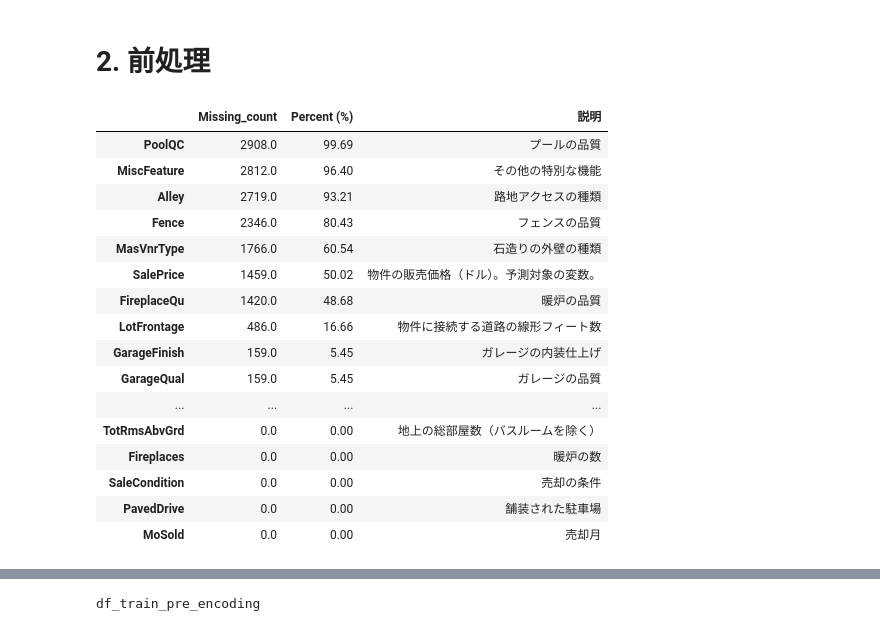
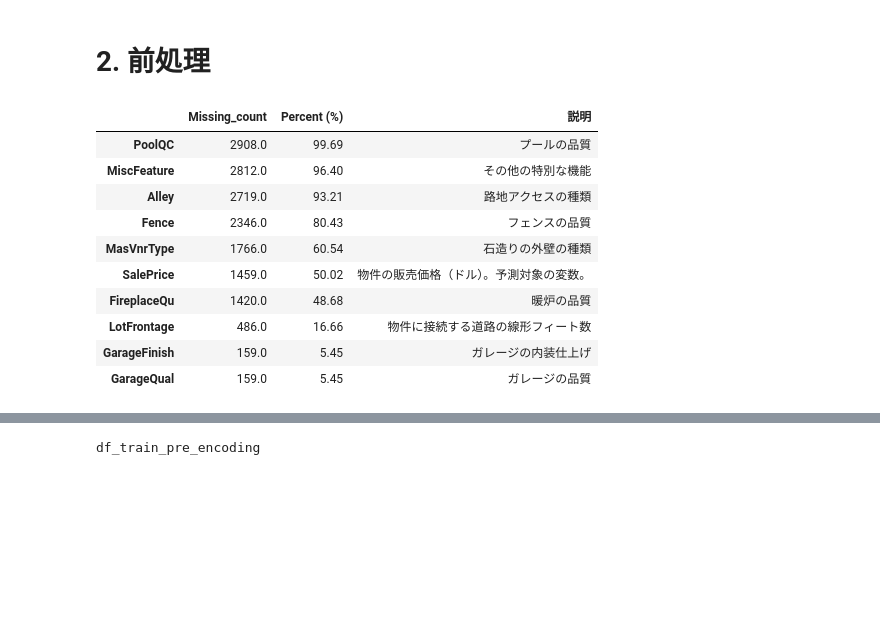
Before and after one commit to T0bbuT/kaggle_house_price, a Jupyter notebook: re-analysis.ipynb, the cells around one changed output, grey strips where cells are left out. Drawn from its saved outputs; the diff is of its cells as text; code cells hidden in the pictures; blank space fills up the shorter version.

```diff
--- a/re-analysis.ipynb
+++ b/re-analysis.ipynb
@@ -205,42 +210,34 @@ fig.show()
 df_all_data = pd.concat([df_train, df_test])
 
 df_missing_values_count = df_all_data.isna().sum()
 df_missing_values_table = pd.DataFrame(
     {
         "Missing_count": df_missing_values_count,
         "Percent (%)": round(df_missing_values_count / len(df_all_data) * 100, 2)
     }
 ).sort_values("Missing_count", ascending=False)
 
-# chatGPTに作ってもらった各特徴量の説明をまとめたcsvを読み込む
-df_data_description = pd.read_csv(
-    "data_description/data_descripsion_simple_jp.csv", index_col=0
-)
-# 各特徴量の欠損値に関する表と、各特徴量の説明に関する表を結合
+# chatGPTに作ってもらった各特徴量の説明をまとめたcsvを読み込み、欠損値に関する表と結合
+df_data_description = pd.read_csv("data_description/data_descripsion_simple_jp.csv", index_col=0)
 df_missing_value_description = pd.concat([df_missing_values_table, df_data_description], axis=1)
+
 # csvに出力。これとydata_profilingのレポートを眺めながら各欠損値をどう処理するか考える。
 if not os.path.exists("missing_value"):
     os.makedirs("missing_value")
 df_missing_value_description.to_csv(
     "missing_value/missing_value_processing.csv", encoding="utf-8_sig"
 )
 
-display(df_missing_value_description.head(40))
+display(df_missing_value_description.head(10))
 # %% [output]
 |  | Missing_count | Percent (%) | 説明 |
 | PoolQC | 2908.0 | 99.69 | プールの品質 |
 | MiscFeature | 2812.0 | 96.40 | その他の特別な機能 |
 | Alley | 2719.0 | 93.21 | 路地アクセスの種類 |
 | Fence | 2346.0 | 80.43 | フェンスの品質 |
 | MasVnrType | 1766.0 | 60.54 | 石造りの外壁の種類 |
 | SalePrice | 1459.0 | 50.02 | 物件の販売価格（ドル）。予測対象の変数。 |
 | FireplaceQu | 1420.0 | 48.68 | 暖炉の品質 |
 | LotFrontage | 486.0 | 16.66 | 物件に接続する道路の線形フィート数 |
 | GarageFinish | 159.0 | 5.45 | ガレージの内装仕上げ |
 | GarageQual | 159.0 | 5.45 | ガレージの品質 |
-| ... | ... | ... | ... |
-| TotRmsAbvGrd | 0.0 | 0.00 | 地上の総部屋数（バスルームを除く） |
-| Fireplaces | 0.0 | 0.00 | 暖炉の数 |
-| SaleCondition | 0.0 | 0.00 | 売却の条件 |
-| PavedDrive | 0.0 | 0.00 | 舗装された駐車場 |
-| MoSold | 0.0 | 0.00 | 売却月 |
```
Also changed, not shown: parts of 4 cells of this notebook, 6 other files.
